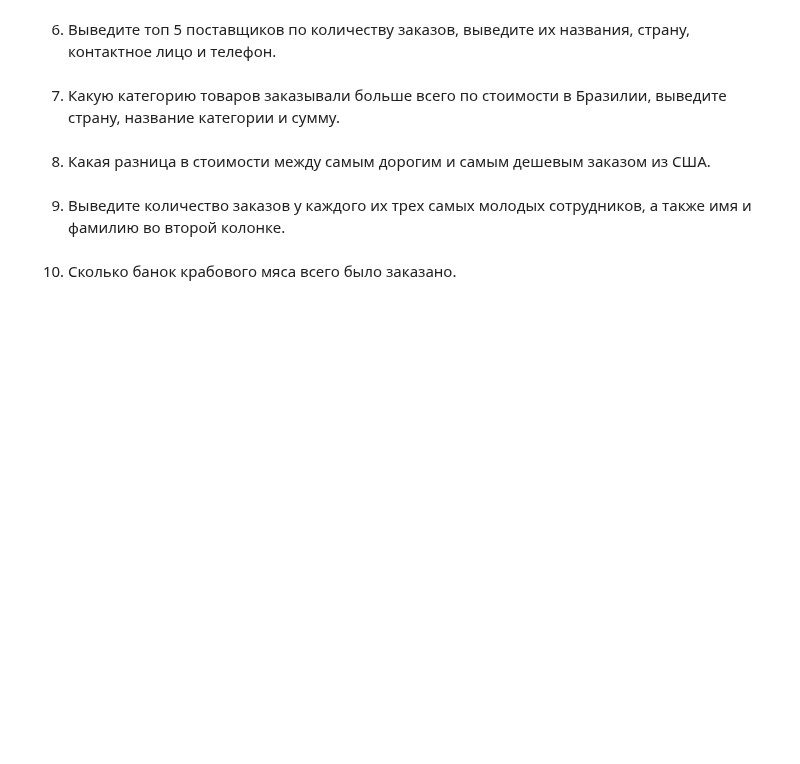
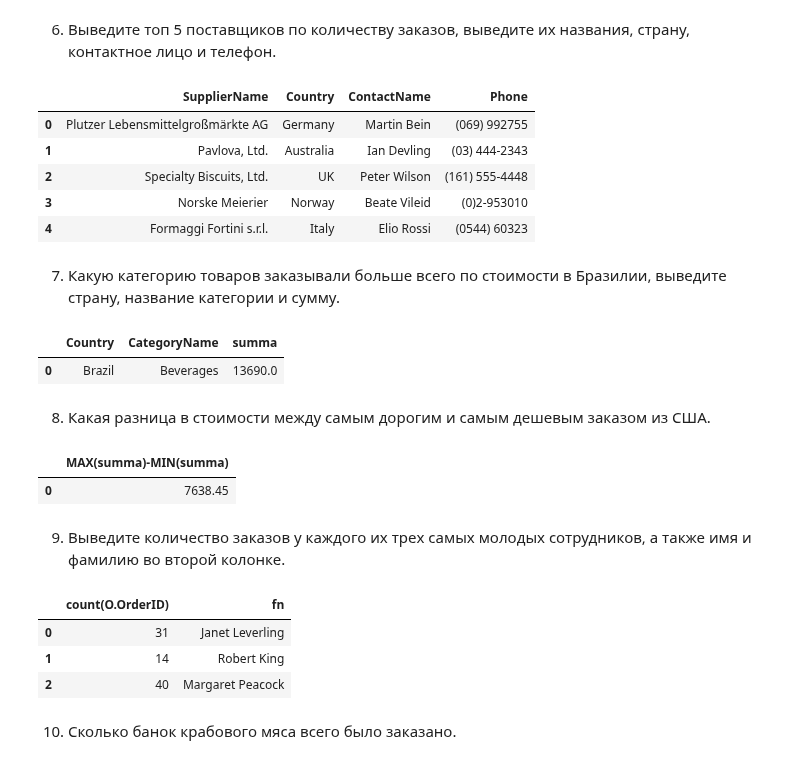
Before and after one commit to NtimTim/DS_School_Home_Work, a Jupyter notebook: sql_1_HW_NataliaTimoshuk.ipynb, the cells around one changed output. Saved outputs shown, nothing was run; the diff lists cells and outputs as text; code cells hidden in the pictures; blank space fills up the shorter version.

```diff
--- a/sql_1_HW_NataliaTimoshuk.ipynb
+++ b/sql_1_HW_NataliaTimoshuk.ipynb
@@ -170,2 +187,25 @@ pd.read_sql(
+# %%
+pd.read_sql(
+    '''
+    SELECT S.SupplierName, S.Country, S.ContactName, S.Phone
+    FROM
+    (SELECT P.SupplierId
+     FROM Products P
+     JOIN OrderDetails OD ON OD.ProductId = P.ProductId
+     JOIN Orders O ON O.OrderId = OD.OrderId
+     GROUP BY P.SupplierId
+     ORDER BY count(O.OrderId) DESC
+     LIMIT 5) S5
+     JOIN Suppliers S ON S.SupplierId = S5.SupplierId
+    ''',
+    con,
+)
+# %% [output]
+|  | SupplierName | Country | ContactName | Phone |
+| 0 | Plutzer Lebensmittelgroßmärkte AG | Germany | Martin Bein | (069) 992755 |
+| 1 | Pavlova, Ltd. | Australia | Ian Devling | (03) 444-2343 |
+| 2 | Specialty Biscuits, Ltd. | UK | Peter Wilson | (161) 555-4448 |
+| 3 | Norske Meierier | Norway | Beate Vileid | (0)2-953010 |
+| 4 | Formaggi Fortini s.r.l. | Italy | Elio Rossi | (0544) 60323 |
 # %% [markdown]
 7. Какую категорию товаров заказывали больше всего по стоимости в Бразилии, выведите страну, название категории и сумму.
@@ -179,2 +212,22 @@ pd.read_sql(
+# %%
+pd.read_sql(
+    '''
+    SELECT C.Country, Cat.CategoryName ,sum(OD.Quantity*P.Price) as summa
+    FROM
+    Categories Cat
+    JOIN Products P ON P.CategoryId = Cat.CategoryId
+    JOIN OrderDetails OD ON OD.ProductId = P.ProductId
+    JOIN Orders O ON O.OrderId = OD.OrderId
+    JOIN Customers C ON C.CustomerId = O.CustomerId
+    WHERE C.Country = 'Brazil'
+    GROUP BY C.Country, Cat.CategoryName
+    ORDER BY sum(OD.Quantity*P.Price) DESC
+    LIMIT 1
+    ''',
+    con,
+)
+# %% [output]
+|  | Country | CategoryName | summa |
+| 0 | Brazil | Beverages | 13690.0 |
 # %% [markdown]
 8. Какая разница в стоимости между самым дорогим и самым дешевым заказом из США.
@@ -188,2 +234,21 @@ pd.read_sql(
+# %%
+pd.read_sql(
+    '''
+    SELECT MAX(summa)-MIN(summa)
+    FROM
+    (SELECT O.OrderId, sum(OD.Quantity*P.Price) summa
+     FROM
+     Customers C
+     JOIN Orders O ON C.CustomerId = O.CustomerId
+     JOIN OrderDetails OD ON O.OrderId = OD.OrderId
+     JOIN Products P ON OD.ProductId = P.ProductId
+     WHERE C.Country = 'USA'
+     GROUP BY O.OrderId)
+    ''',
+    con,
+)
+# %% [output]
+|  | MAX(summa)-MIN(summa) |
+| 0 | 7638.45 |
 # %% [markdown]
 9. Выведите количество заказов у каждого их трех самых молодых сотрудников, а также имя и фамилию во второй колонке.
@@ -197,2 +255,19 @@ pd.read_sql(
+# %%
+pd.read_sql(
+    '''
+    SELECT count(O.OrderID), E.FirstName||' '||E.LastName as fn
+    FROM Employees E
+    JOIN Orders O ON O.EmployeeId = E.EmployeeID
+    GROUP BY fn
+    order by E.BirthDate DESC
+    LIMIT 3
+    ''',
+    con,
+)
+# %% [output]
+|  | count(O.OrderID) | fn |
+| 0 | 31 | Janet Leverling |
+| 1 | 14 | Robert King |
+| 2 | 40 | Margaret Peacock |
 # %% [markdown]
 10. Сколько банок крабового мяса всего было заказано.
```
Also changed, not shown: parts of 10 cells of this notebook.
